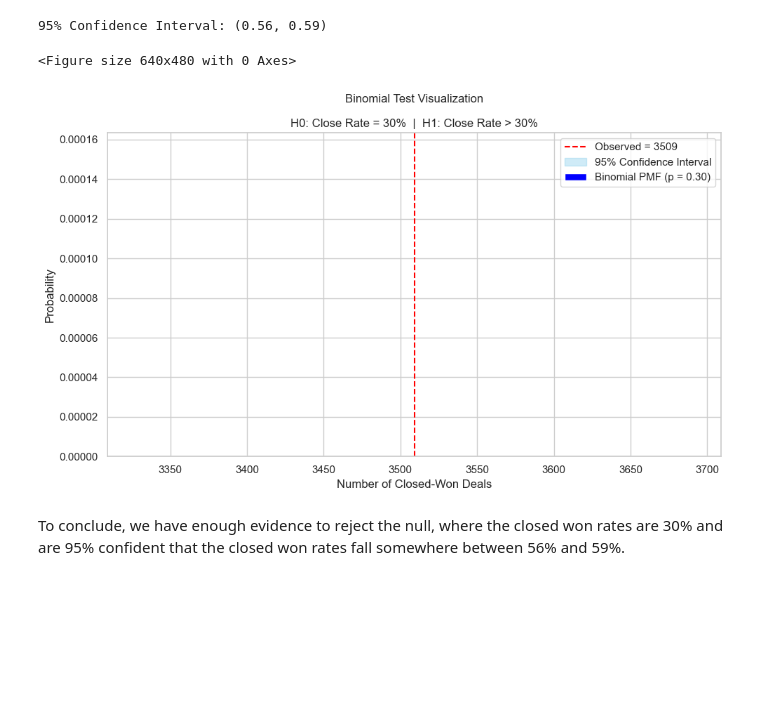
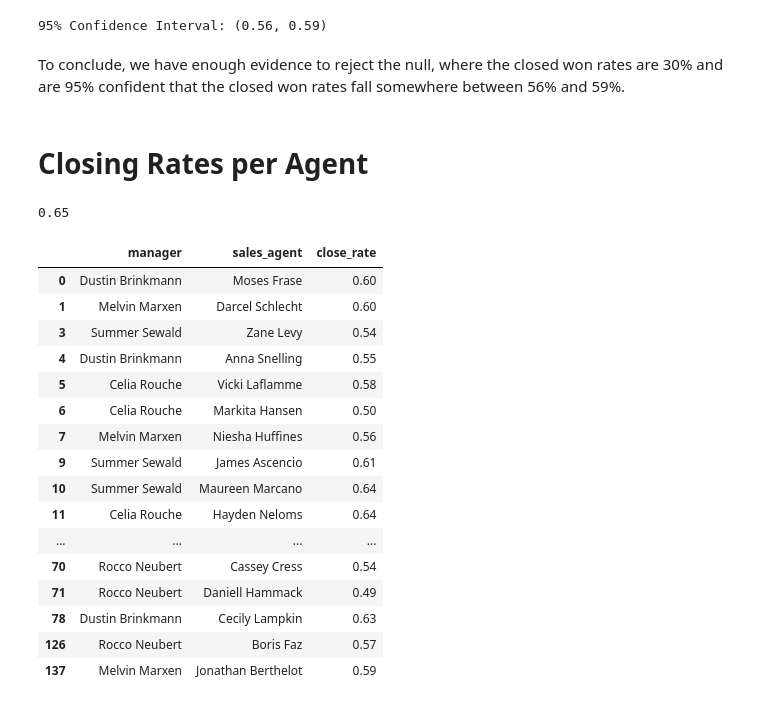
Before and after one commit to YI75/CRM_Analytics, a Jupyter notebook: crm_analytics.ipynb, the cells around one changed output. Cells and saved outputs as stored; diff of their text form; code cells hidden in the pictures; blank space fills up the shorter version.

Commit message:
deal stage analysis complete

```diff
--- a/crm_analytics.ipynb
+++ b/crm_analytics.ipynb
@@ -695,36 +696,38 @@ ci_low, ci_upp = proportion_confint(count=k_obs, nobs=n, alpha=0.05, method='bet
 print('95% Confidence Interval: ({}, {})'.format(round(ci_low,2), round(ci_upp, 2)))
 # %% [output]
 95% Confidence Interval: (0.56, 0.59)
-# %%
-#Visualizing the Binomial test
-
-# all possible success counts
-x = np.arange(0, n + 1)
-
-# probability mass function
-pmf = stats.binom.pmf(x, n, p)
-
-# Plot
-plt.clf()
-plt.figure(figsize=(10, 6))
-
-plt.bar(x, pmf, color='blue', label='Binomial PMF (p = 0.30)')
-plt.axvline(k_obs, color='red', linestyle='--', label= 'Observed = {}'.format(k_obs))
-plt.axvspan(ci_low, ci_upp, color='skyblue', alpha=0.4, label='95% Confidence Interval')
-
-plt.xlim(x_min, x_max)
-plt.ylim(0, pmf.mean())
-
-
-plt.title('Binomial Test Visualization\n\nH0: Close Rate = 30%  |  H1: Close Rate > 30%')
-plt.xlabel('Number of Closed-Won Deals')
-plt.ylabel('Probability')
-plt.legend()
-
-plt.tight_layout()
-plt.show()
-# %% [output]
-<Figure size 640x480 with 0 Axes>
-[figure, removed]
 # %% [markdown]
 To conclude, we have enough evidence to reject the null, where the closed won rates are 30% and are 95% confident that the closed won rates fall somewhere between 56% and 59%.
+# %% [markdown]
+# Closing Rates per Agent
+# %%
+def close_rate(agent):
+    df = df_sales_data[df_sales_data['sales_agent'] == agent]
+    total_opps = len(df)
+    total_closed = len(df[df['deal_stage'] == 'Won'])
+    return round(total_closed / total_opps, 2)
+# %% [output]
+0.65
+# %%
+df_sales_data['close_rate'] = df_sales_data['sales_agent'].apply(close_rate)
+closing_rate_df = df_sales_data[['manager', 'sales_agent', 'close_rate']]
+closing_rate_df = closing_rate_df.drop_duplicates()
+closing_rate_df.head()
+# %% [output]
+|  | manager | sales_agent | close_rate |
+| 0 | Dustin Brinkmann | Moses Frase | 0.60 |
+| 1 | Melvin Marxen | Darcel Schlecht | 0.60 |
+| 3 | Summer Sewald | Zane Levy | 0.54 |
+| 4 | Dustin Brinkmann | Anna Snelling | 0.55 |
+| 5 | Celia Rouche | Vicki Laflamme | 0.58 |
+| 6 | Celia Rouche | Markita Hansen | 0.50 |
+| 7 | Melvin Marxen | Niesha Huffines | 0.56 |
+| 9 | Summer Sewald | James Ascencio | 0.61 |
+| 10 | Summer Sewald | Maureen Marcano | 0.64 |
+| 11 | Celia Rouche | Hayden Neloms | 0.64 |
+| ... | ... | ... | ... |
+| 70 | Rocco Neubert | Cassey Cress | 0.54 |
+| 71 | Rocco Neubert | Daniell Hammack | 0.49 |
+| 78 | Dustin Brinkmann | Cecily Lampkin | 0.63 |
+| 126 | Rocco Neubert | Boris Faz | 0.57 |
+| 137 | Melvin Marxen | Jonathan Berthelot | 0.59 |
```
Also changed, not shown: parts of 10 cells of this notebook.
